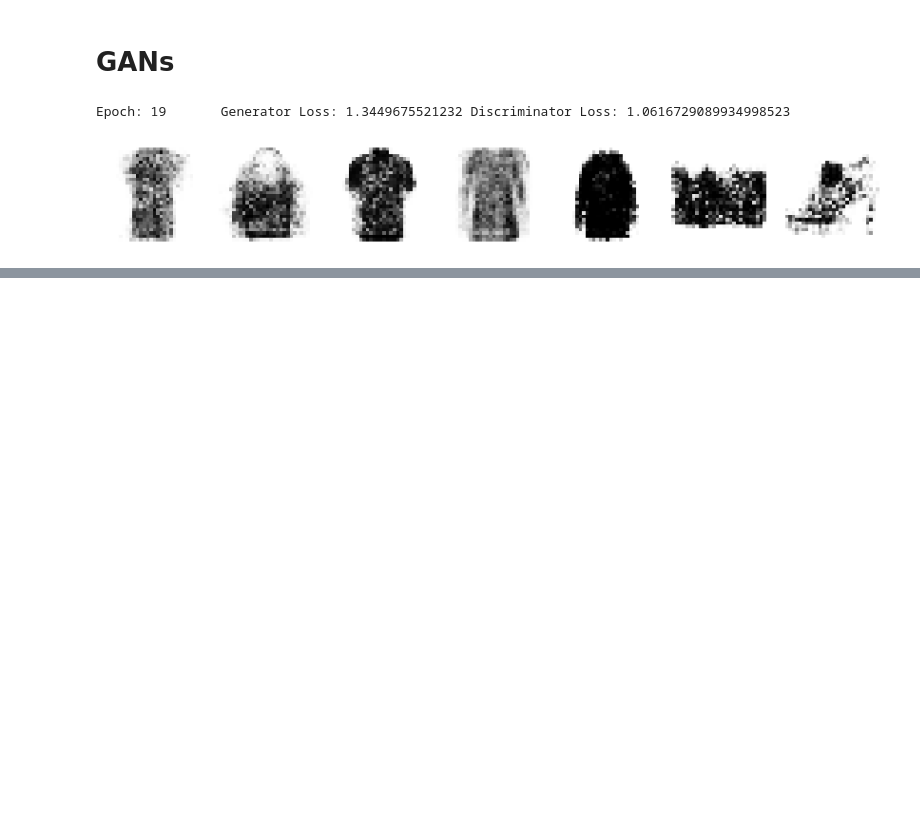
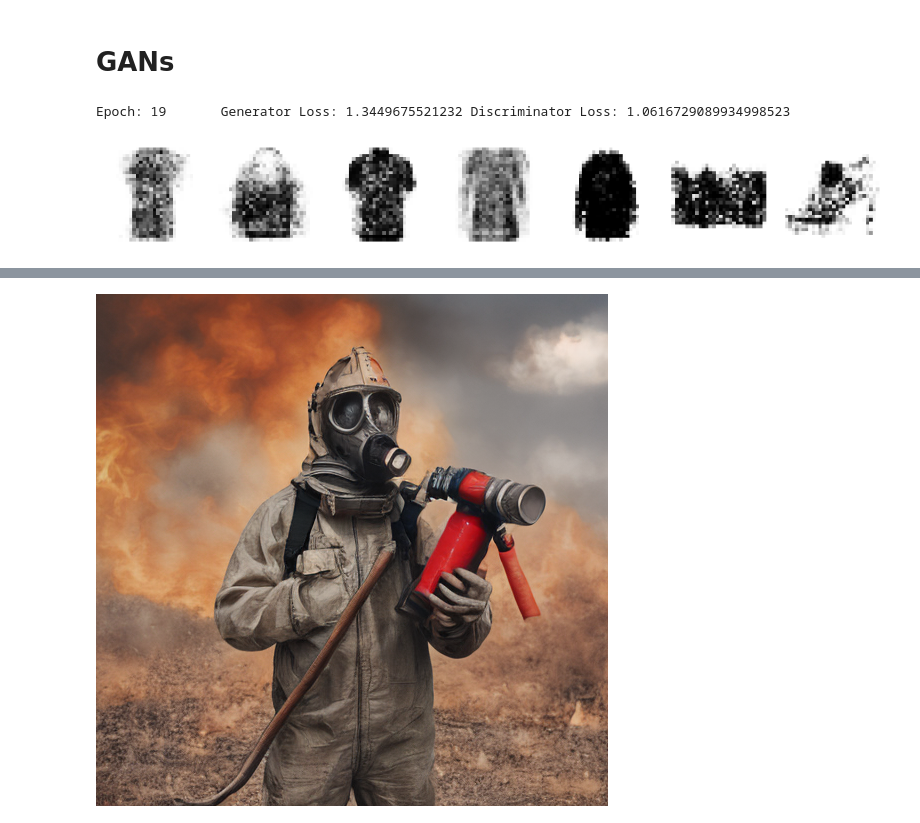
Before and after one commit to DamtanX/My_PyTorch_Scikit-learn_studies, a Jupyter notebook: ch18/ch18.ipynb, the cells around one changed output, grey strips where cells are left out. Cells and saved outputs as stored; diff of their text form; code cells hidden in the pictures; blank space fills up the shorter version.

```diff
--- a/ch18/ch18.ipynb
+++ b/ch18/ch18.ipynb
@@ -552,0 +761,5 @@ plot_reconstructions(generator, images, 7, True)
+# %%
+image = pipe(prompt='A man wearing a gas mask and holding a fire extinguisher', num_inference_steps=1, guidance_scale=0.0).images[0]
+image
+# %% [output]
+[figure, added]
```
Also changed, not shown: parts of 9 cells of this notebook.
